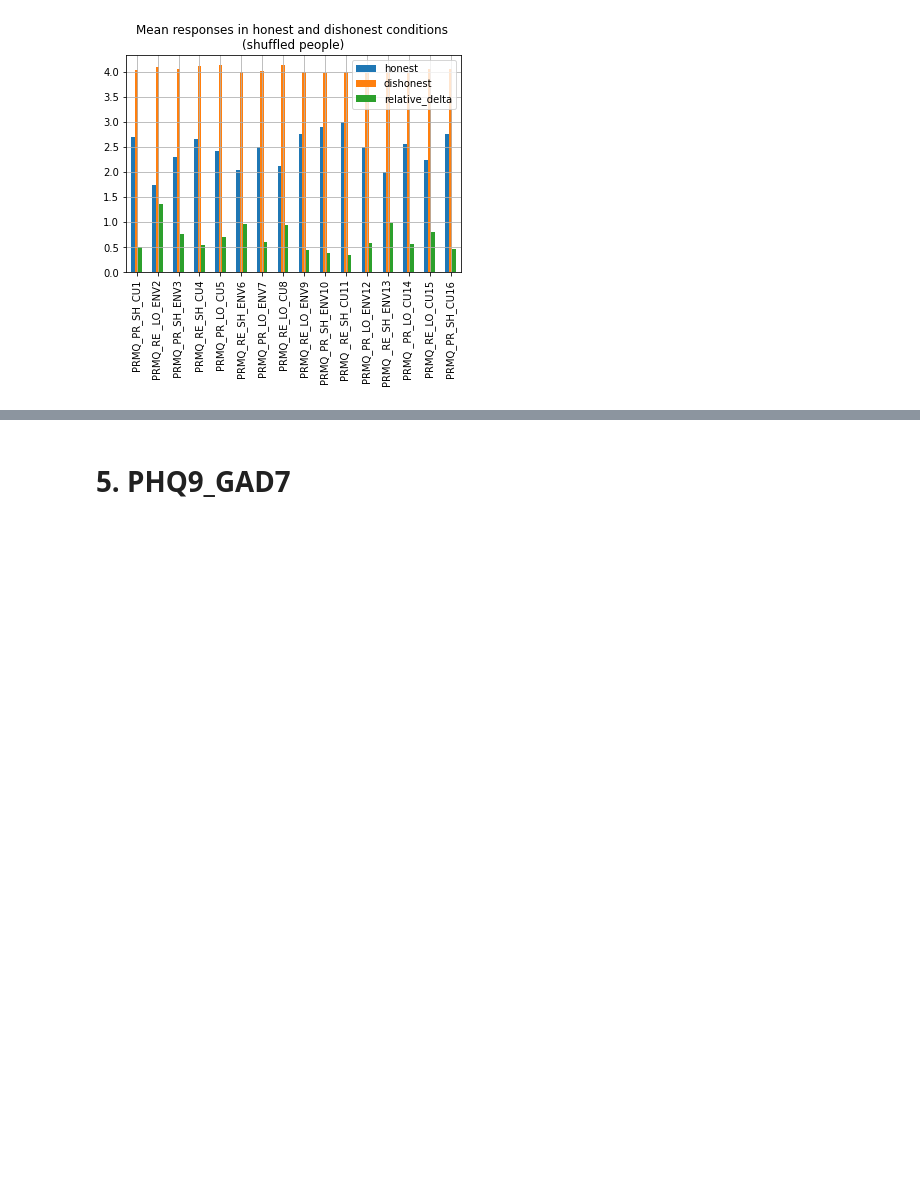
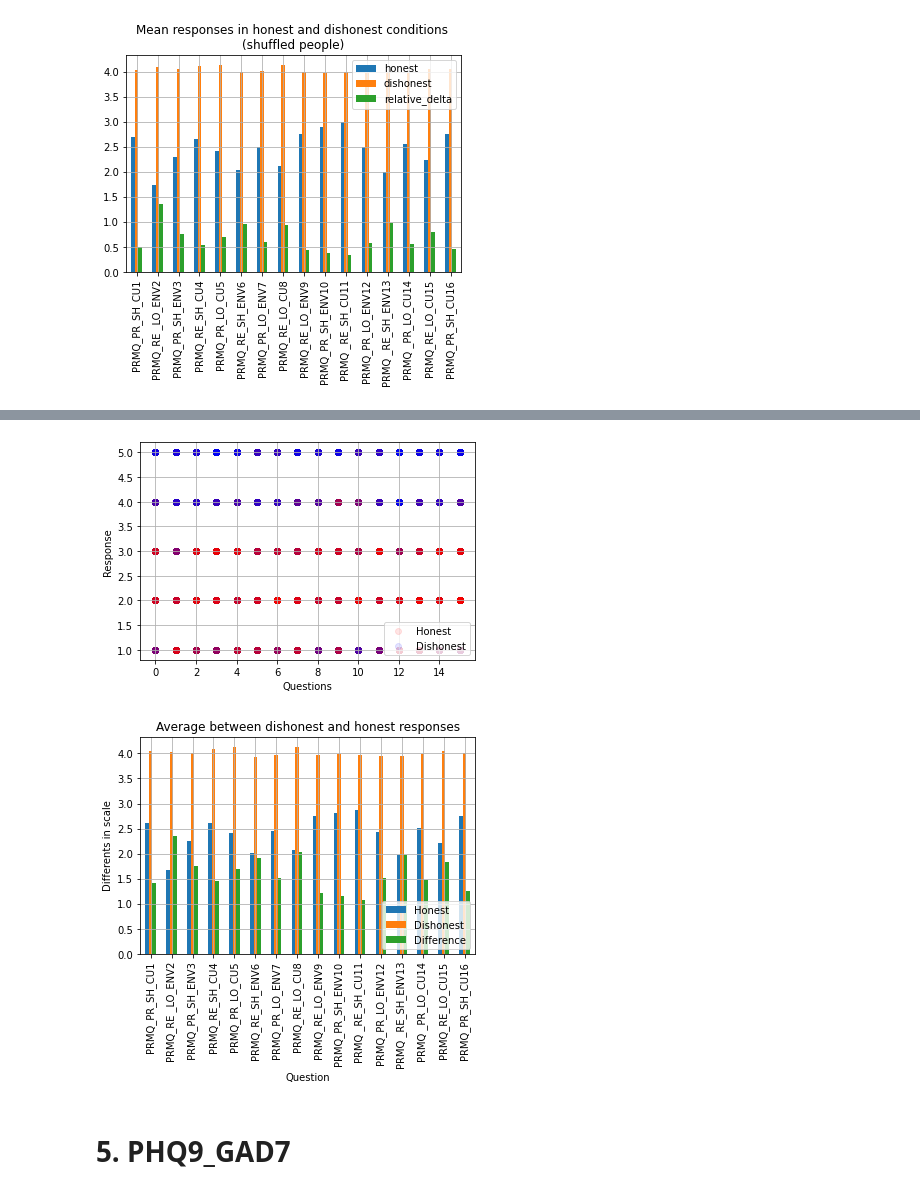
Before and after one commit to PashaIanko/Robust-Feature-Selection, a Jupyter notebook: main.ipynb, the cells around one changed output, grey strips where cells are left out. Drawn from its saved outputs; the diff is of its cells as text; code cells hidden in the pictures; blank space fills up the shorter version.

```diff
--- a/main.ipynb
+++ b/main.ipynb
@@ -350,3 +463,8 @@ mean_responses
+# %%
+plot_dishonest_responses(df_sample)
+# %% [output]
+[figure, added]
+[figure, added]
 # %% [markdown]
 # 5. PHQ9_GAD7
 # %% [markdown]
```
Also changed, not shown: parts of 6 cells of this notebook.
